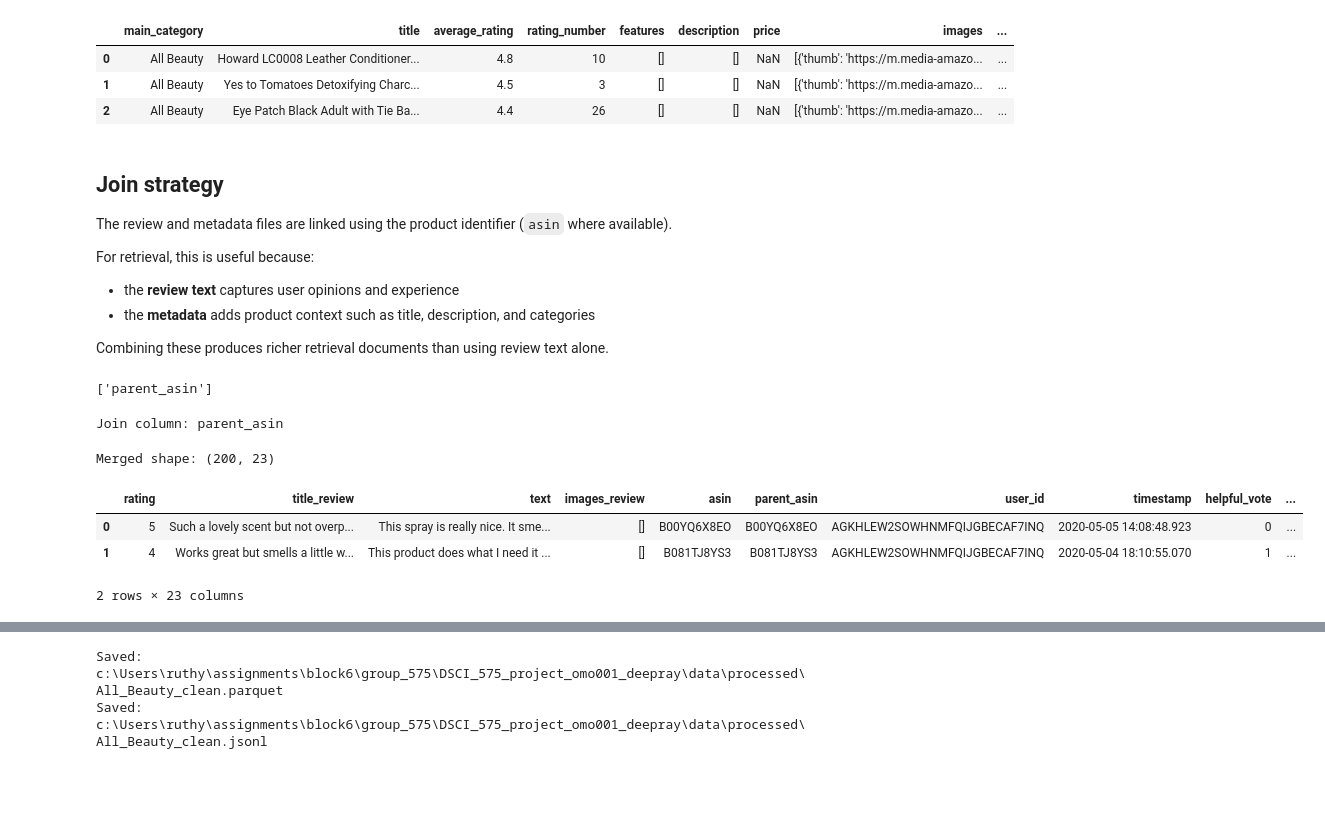
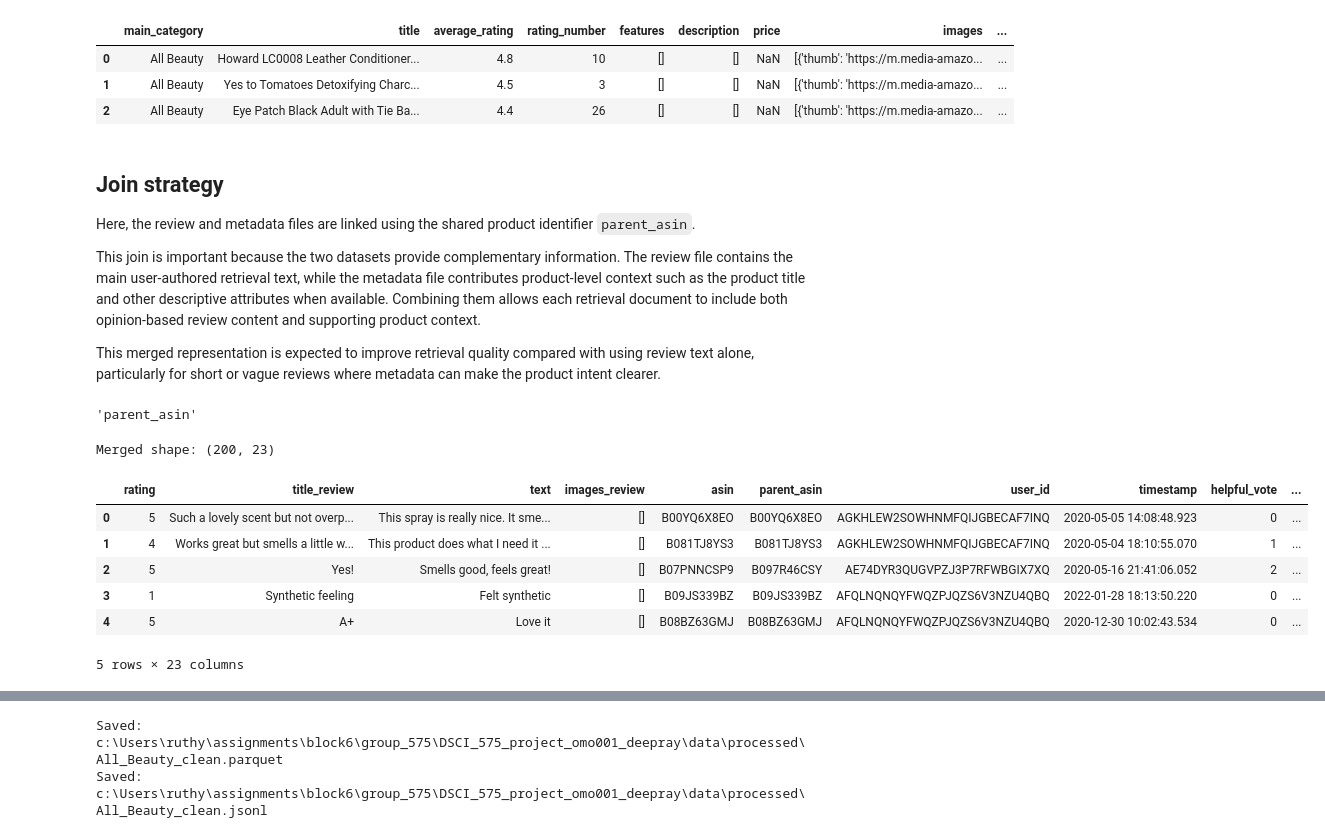
Before and after one commit to Omo6969/hybrid-rag-review-assistant, a Jupyter notebook: notebooks/milestone1_exploration.ipynb, the cells around one changed output, grey strips where cells are left out. Cells and saved outputs as stored; diff of their text form; code cells hidden in the pictures; blank space fills up the shorter version.

```diff
--- a/notebooks/milestone1_exploration.ipynb
+++ b/notebooks/milestone1_exploration.ipynb
@@ -79,6 +103,29 @@ Health_and_Personal_Care sample record:
 {'rating': 4, 'title': '12 mg is 12 on the periodic table people! Mg for magnesium', 'text': 'This review is more to clarify someone else’s review bc they didn’t understand understand the labeling!  I ...
 # %%
 def load_jsonl(path: Path) -> pd.DataFrame:
+    """
+    Load a JSONL file into a pandas DataFrame.
+
+    The function first attempts to read the file using `pandas.read_json`
+    with `lines=True`. If that fails, it falls back to manual line-by-line
+    JSON parsing.
+
+    Parameters
+    ----------
+    path : Path
+        Path to the JSONL file.
+
+    Returns
+    -------
+    pd.DataFrame
+        A DataFrame containing the parsed records. Returns an empty DataFrame
+        if the file does not exist.
+
+    Notes
+    -----
+    This fallback approach improves robustness when JSONL formatting causes
+    `pandas.read_json` to fail.
+    """
     if not path.exists():
         print(f"Missing file: {path}")
         return pd.DataFrame()
@@ -327,39 +396,34 @@ display(meta_df.head(3))
 # %% [markdown]
 ## Join strategy
 
-The review and metadata files are linked using the product identifier (`asin` where available).
+Here, the review and metadata files are linked using the shared product identifier `parent_asin`.
 
-For retrieval, this is useful because:
-- the **review text** captures user opinions and experience
-- the **metadata** adds product context such as title, description, and categories
+This join is important because the two datasets provide complementary information. The review file contains the main user-authored retrieval text, while the metadata file contributes product-level context such as the product title and other descriptive attributes when available. Combining them allows each retrieval document to include both opinion-based review content and supporting product context.
 
-Combining these produces richer retrieval documents than using review text alone.
+This merged representation is expected to improve retrieval quality compared with using review text alone, particularly for short or vague reviews where metadata can make the product intent clearer.
 # %%
-common_join_cols = [col for col in ["asin", "parent_asin"] if col in reviews_df.columns and col in meta_df.columns]
-common_join_cols
+# Use the shared product identifier to link review records with product metadata.
+join_col = "parent_asin"
+join_col
 # %% [output]
-['parent_asin']
+'parent_asin'
 # %%
-join_col = common_join_cols[0] if common_join_cols else None
-print("Join column:", join_col)
+# Merge review data with metadata using the shared product identifier.
+merged_df = reviews_df.merge(
+    meta_df,
+    on=join_col,
+    how="left",
+    suffixes=("_review", "_meta")
+)
+
+print("Merged shape:", merged_df.shape)
+display(merged_df.head())
 # %% [output]
-Join column: parent_asin
+Merged shape: (200, 23)
+|  | rating | title_review | text | images_review | asin | parent_asin | user_id | timestamp | helpful_vote | ... |
+| 0 | 5 | Such a lovely scent but not overp... | This spray is really nice. It sme... | [] | B00YQ6X8EO | B00YQ6X8EO | AGKHLEW2SOWHNMFQIJGBECAF7INQ | 2020-05-05 14:08:48.923 | 0 | ... |
+| 1 | 4 | Works great but smells a little w... | This product does what I need it ... | [] | B081TJ8YS3 | B081TJ8YS3 | AGKHLEW2SOWHNMFQIJGBECAF7INQ | 2020-05-04 18:10:55.070 | 1 | ... |
+| 2 | 5 | Yes! | Smells good, feels great! | [] | B07PNNCSP9 | B097R46CSY | AE74DYR3QUGVPZJ3P7RFWBGIX7XQ | 2020-05-16 21:41:06.052 | 2 | ... |
+| 3 | 1 | Synthetic feeling | Felt synthetic | [] | B09JS339BZ | B09JS339BZ | AFQLNQNQYFWQZPJQZS6V3NZU4QBQ | 2022-01-28 18:13:50.220 | 0 | ... |
+| 4 | 5 | A+ | Love it | [] | B08BZ63GMJ | B08BZ63GMJ | AFQLNQNQYFWQZPJQZS6V3NZU4QBQ | 2020-12-30 10:02:43.534 | 0 | ... |
+5 rows × 23 columns
-# %%
-if join_col is not None:
-    merged_df = reviews_df.merge(
-        meta_df,
-        on=join_col,
-        how="left",
-        suffixes=("_review", "_meta")
-    )
-else:
-    merged_df = reviews_df.copy()
-
-print("Merged shape:", merged_df.shape)
-display(merged_df.head(2))
-# %% [output]
-Merged shape: (200, 23)
-|  | rating | title_review | text | images_review | asin | parent_asin | user_id | timestamp | helpful_vote | ... |
-| 0 | 5 | Such a lovely scent but not overp... | This spray is really nice. It sme... | [] | B00YQ6X8EO | B00YQ6X8EO | AGKHLEW2SOWHNMFQIJGBECAF7INQ | 2020-05-05 14:08:48.923 | 0 | ... |
-| 1 | 4 | Works great but smells a little w... | This product does what I need it ... | [] | B081TJ8YS3 | B081TJ8YS3 | AGKHLEW2SOWHNMFQIJGBECAF7INQ | 2020-05-04 18:10:55.070 | 1 | ... |
-2 rows × 23 columns
```
Also changed, not shown: parts of 37 cells of this notebook.
